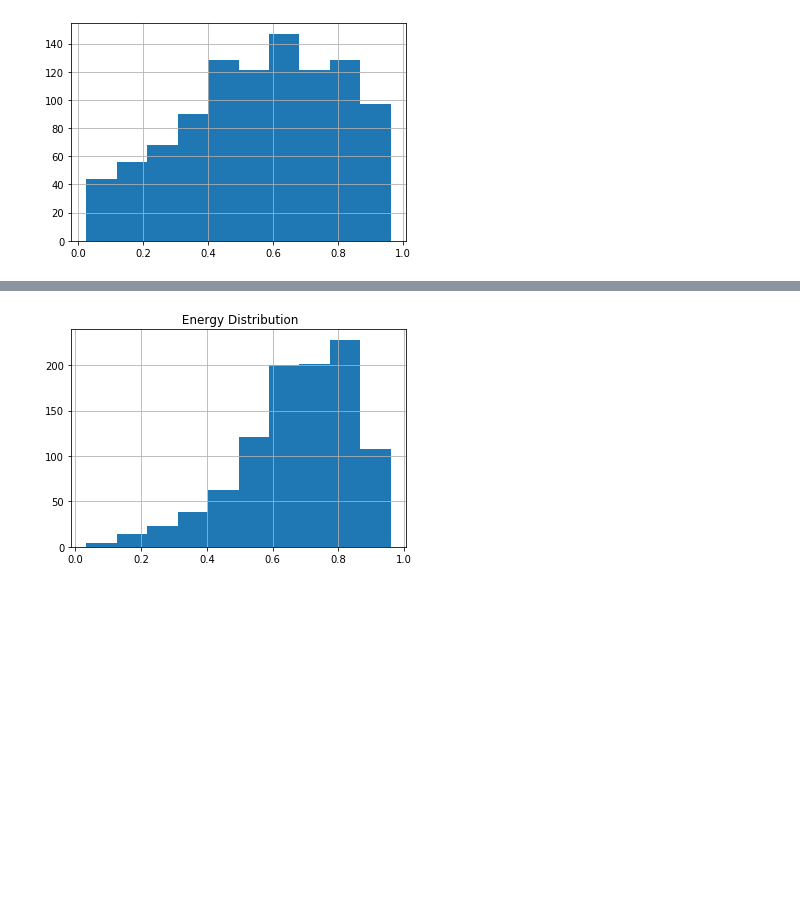
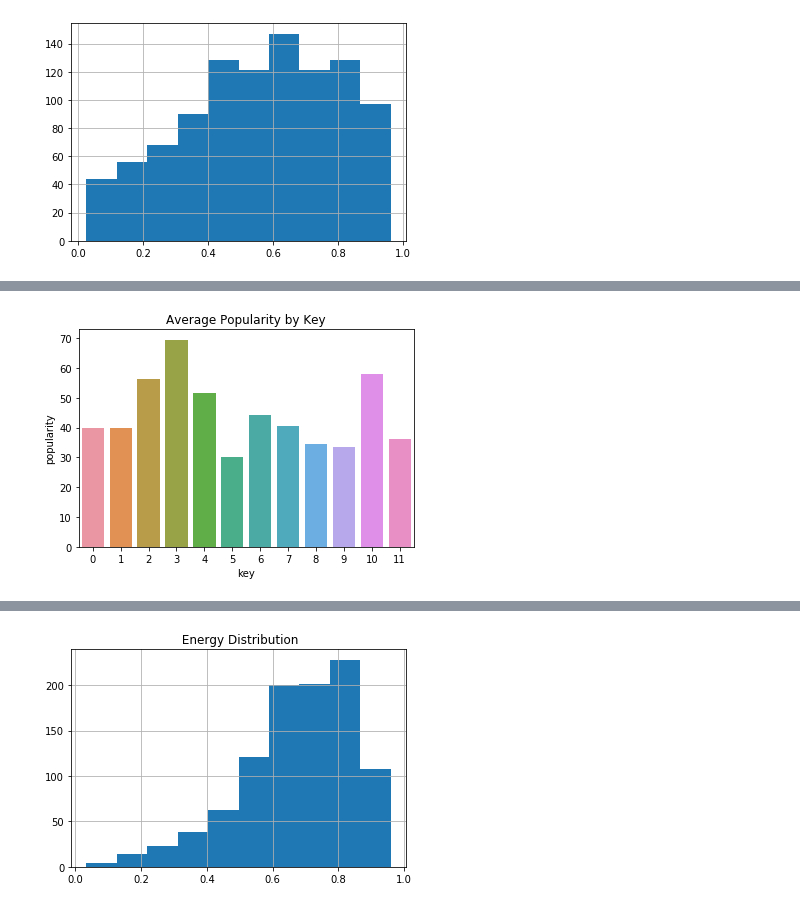
Before and after one commit to ipatel467/Spotify-Project, a Jupyter notebook: Spotify.ipynb, the cells around one changed output, grey strips where cells are left out. Drawn from its saved outputs; the diff is of its cells as text; code cells hidden in the pictures; blank space fills up the shorter version.

```diff
--- a/Spotify.ipynb
+++ b/Spotify.ipynb
@@ -173,0 +183,5 @@ full
+# %%
+sns.barplot(x=key_pop['key'],y=key_pop['popularity']);
+plt.title('Average Popularity by Key');
+# %% [output]
+[figure, added]
```
Also changed, not shown: parts of 18 cells of this notebook.
